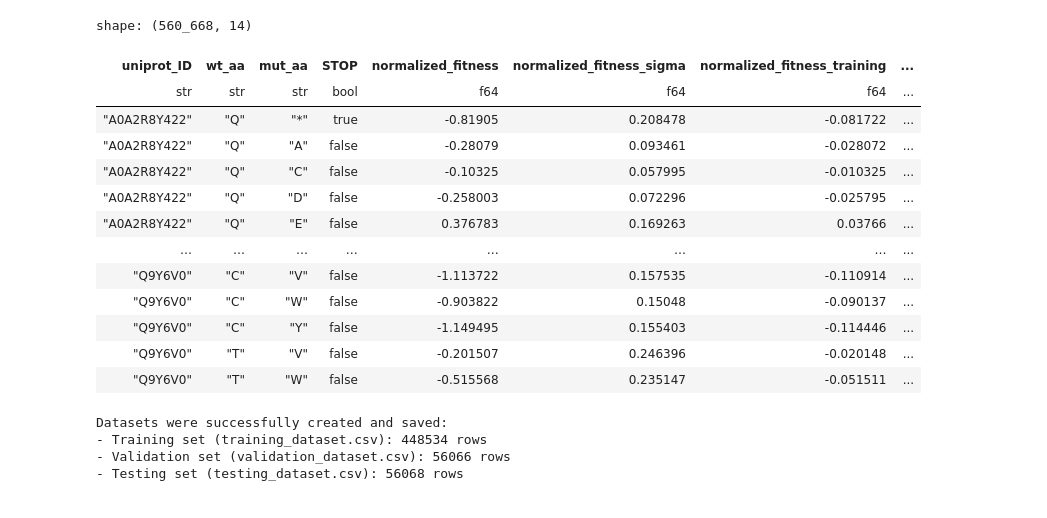
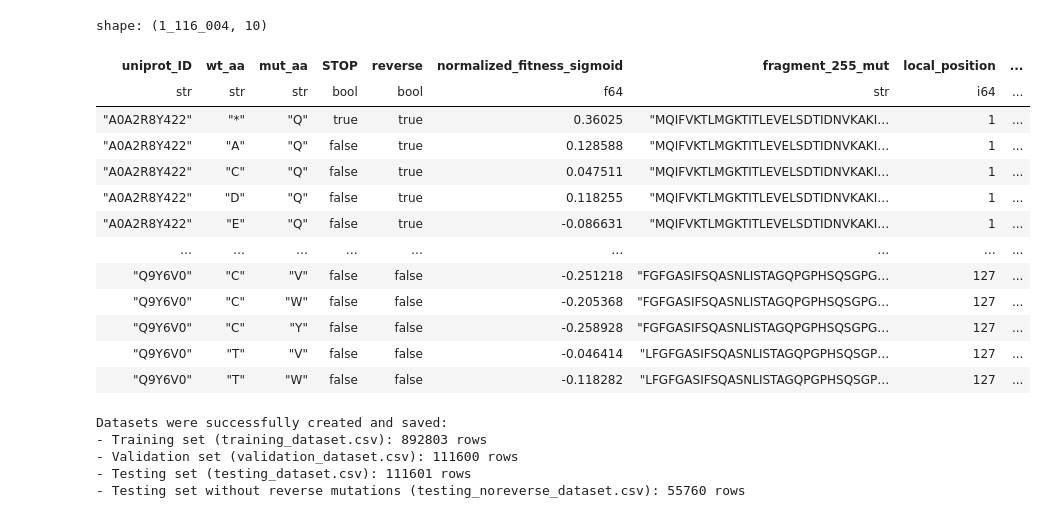
Before and after one commit to vlccek/Master_thesis-Prediction_protein_stability, a Jupyter notebook: protbert/dataset_prepare_255w.ipynb, the cells around one changed output. Drawn from its saved outputs; the diff is of its cells as text; code cells hidden in the pictures.

Commit message:
new data normalization, reverse mutation

```diff
--- a/protbert/dataset_prepare_255w.ipynb
+++ b/protbert/dataset_prepare_255w.ipynb
@@ -9,12 +9,12 @@ TEST_SIZE = 0.1
 
 
 df_with_parent= pl.read_csv(
-    "lehner_dataset_with_sequences.csv",
+    "lehner_dataset_with_sequences_normalized.csv",
     separator=",",
     null_values="NA",
     infer_schema_length=10000
 )
-df_with_parent = df_with_parent.drop_nulls(subset=["original_sequence", "position", "normalized_fitness", "normalized_fitness_sigma"])
+df_with_parent = df_with_parent.drop_nulls(subset=["original_sequence", "position", "normalized_fitness_sigma"])
 
 df_with_parent = df_with_parent.drop(["domain_ID", "aa_seq", "input_count_rep1", "input_count_rep2", "input_count_rep3",
                  "output_count_rep1", "output_count_rep2", "output_count_rep3",
@@ -54,5 +54,5 @@ shape: (9, 2)
 # %%
-
+# adding the columns with the fragment of 255 aa around the mutation
 
 
 # Remove rows with NaN in original_sequence and position
@@ -97,52 +97,52 @@ def position_normilized(seq: str, pos: int) -> int:
     seq_len = len(seq)
     if pos < 0 or pos >= seq_len:
         return None
     return pos/ seq_len
 
 df_127 = df_127.with_columns([
     pl.struct(["original_sequence", "position", "mut_aa"])
       .map_elements(lambda x: extract_fragment(x["original_sequence"], int(x["position"]), x["mut_aa"])[0],
                     return_dtype=pl.Utf8)
       .alias("fragment_255_mut"),
 
     pl.struct(["original_sequence", "position"])
       .map_elements(lambda x: extract_fragment(x["original_sequence"], int(x["position"]))[1],
                     return_dtype=pl.Int64)
       .alias("local_position"),
 
     pl.struct(["original_sequence", "position"])
       .map_elements(lambda x: extract_fragment(x["original_sequence"], int(x["position"]))[0],
                     return_dtype=pl.Utf8)
       .alias("fragment_255_org"),
 
         pl.struct(["original_sequence", "position"])
       .map_elements(lambda x: position_normilized(x["original_sequence"], int(x["position"])),
                     return_dtype=pl.Float32)
-      .alias("position_normilized"),
+      .alias("position_normalized"),
 ])
 
 
-df_127 = df_127.drop(["original_sequence", "sub_sequence", "position"])
+df_127 = df_127.drop(["original_sequence", "sub_sequence", "position", "normalized_fitness", "normalized_fitness_sigma"])
 
 df_127
 # %% [output]
-shape: (560_668, 14)
+shape: (1_116_004, 10)
-| uniprot_ID | wt_aa | mut_aa | STOP | normalized_fitness | normalized_fitness_sigma | normalized_fitness_training | ... |
-| str | str | str | bool | f64 | f64 | f64 | ... |
-| "A0A2R8Y422" | "Q" | "*" | true | -0.81905 | 0.208478 | -0.081722 | ... |
-| "A0A2R8Y422" | "Q" | "A" | false | -0.28079 | 0.093461 | -0.028072 | ... |
-| "A0A2R8Y422" | "Q" | "C" | false | -0.10325 | 0.057995 | -0.010325 | ... |
-| "A0A2R8Y422" | "Q" | "D" | false | -0.258003 | 0.072296 | -0.025795 | ... |
-| "A0A2R8Y422" | "Q" | "E" | false | 0.376783 | 0.169263 | 0.03766 | ... |
-| … | … | … | … | … | … | … | ... |
-| "Q9Y6V0" | "C" | "V" | false | -1.113722 | 0.157535 | -0.110914 | ... |
-| "Q9Y6V0" | "C" | "W" | false | -0.903822 | 0.15048 | -0.090137 | ... |
-| "Q9Y6V0" | "C" | "Y" | false | -1.149495 | 0.155403 | -0.114446 | ... |
-| "Q9Y6V0" | "T" | "V" | false | -0.201507 | 0.246396 | -0.020148 | ... |
-| "Q9Y6V0" | "T" | "W" | false | -0.515568 | 0.235147 | -0.051511 | ... |
+| uniprot_ID | wt_aa | mut_aa | STOP | reverse | normalized_fitness_sigmoid | fragment_255_mut | local_position | ... |
+| str | str | str | bool | bool | f64 | str | i64 | ... |
+| "A0A2R8Y422" | "*" | "Q" | true | true | 0.36025 | "MQIFVKTLMGKTITLEVELSDTIDNVKAKI… | 1 | ... |
+| "A0A2R8Y422" | "A" | "Q" | false | true | 0.128588 | "MQIFVKTLMGKTITLEVELSDTIDNVKAKI… | 1 | ... |
+| "A0A2R8Y422" | "C" | "Q" | false | true | 0.047511 | "MQIFVKTLMGKTITLEVELSDTIDNVKAKI… | 1 | ... |
+| "A0A2R8Y422" | "D" | "Q" | false | true | 0.118255 | "MQIFVKTLMGKTITLEVELSDTIDNVKAKI… | 1 | ... |
+| "A0A2R8Y422" | "E" | "Q" | false | true | -0.086631 | "MQIFVKTLMGKTITLEVELSDTIDNVKAKI… | 1 | ... |
+| … | … | … | … | … | … | … | … | ... |
+| "Q9Y6V0" | "C" | "V" | false | false | -0.251218 | "FGFGASIFSQASNLISTAGQPGPHSQSGPG… | 127 | ... |
+| "Q9Y6V0" | "C" | "W" | false | false | -0.205368 | "FGFGASIFSQASNLISTAGQPGPHSQSGPG… | 127 | ... |
+| "Q9Y6V0" | "C" | "Y" | false | false | -0.258928 | "FGFGASIFSQASNLISTAGQPGPHSQSGPG… | 127 | ... |
+| "Q9Y6V0" | "T" | "V" | false | false | -0.046414 | "LFGFGASIFSQASNLISTAGQPGPHSQSGP… | 127 | ... |
+| "Q9Y6V0" | "T" | "W" | false | false | -0.118282 | "LFGFGASIFSQASNLISTAGQPGPHSQSGP… | 127 | ... |
 # %%
 # First, we shuffle the data randomly
-df_shuffled = df_127.sample(fraction=1, shuffle=True, seed=42) # Using a seed for reproducibility
+df_shuffled = df_127.sample(fraction=1, shuffle=True, seed=123) # Using a seed for reproducibility
 
 # Get the total number of rows
 n_rows = len(df_shuffled)
@@ -157,21 +157,26 @@ train_df = df_shuffled.slice(0, train_size)
 val_df = df_shuffled.slice(train_size, val_size)
 test_df = df_shuffled.slice(train_size + val_size) # to the end
 
+test_df_noreverse = test_df.filter(pl.col("reverse") == False)
+
 
 # Save each dataset to a separate CSV file
 train_df.write_csv(f"{DATASET_NAME_PERFIX}train.csv")
 val_df.write_csv(f"{DATASET_NAME_PERFIX}validation.csv")
 test_df.write_csv(f"{DATASET_NAME_PERFIX}test.csv")
+test_df_noreverse.write_csv(f"{DATASET_NAME_PERFIX}_noreverse_test.csv")
 
 print(f"Datasets were successfully created and saved:")
 print(f"- Training set (training_dataset.csv): {len(train_df)} rows")
 print(f"- Validation set (validation_dataset.csv): {len(val_df)} rows")
 print(f"- Testing set (testing_dataset.csv): {len(test_df)} rows")
+print(f"- Testing set without reverse mutations (testing_noreverse_dataset.csv): {len(test_df_noreverse)} rows")
 # %% [output]
 Datasets were successfully created and saved:
-- Training set (training_dataset.csv): 448534 rows
-- Validation set (validation_dataset.csv): 56066 rows
-- Testing set (testing_dataset.csv): 56068 rows
+- Training set (training_dataset.csv): 892803 rows
+- Validation set (validation_dataset.csv): 111600 rows
+- Testing set (testing_dataset.csv): 111601 rows
+- Testing set without reverse mutations (testing_noreverse_dataset.csv): 55760 rows
 # %%
 train_df
 # %% [output]
```
Also changed, not shown: parts of 4 cells of this notebook, 5 other files.
